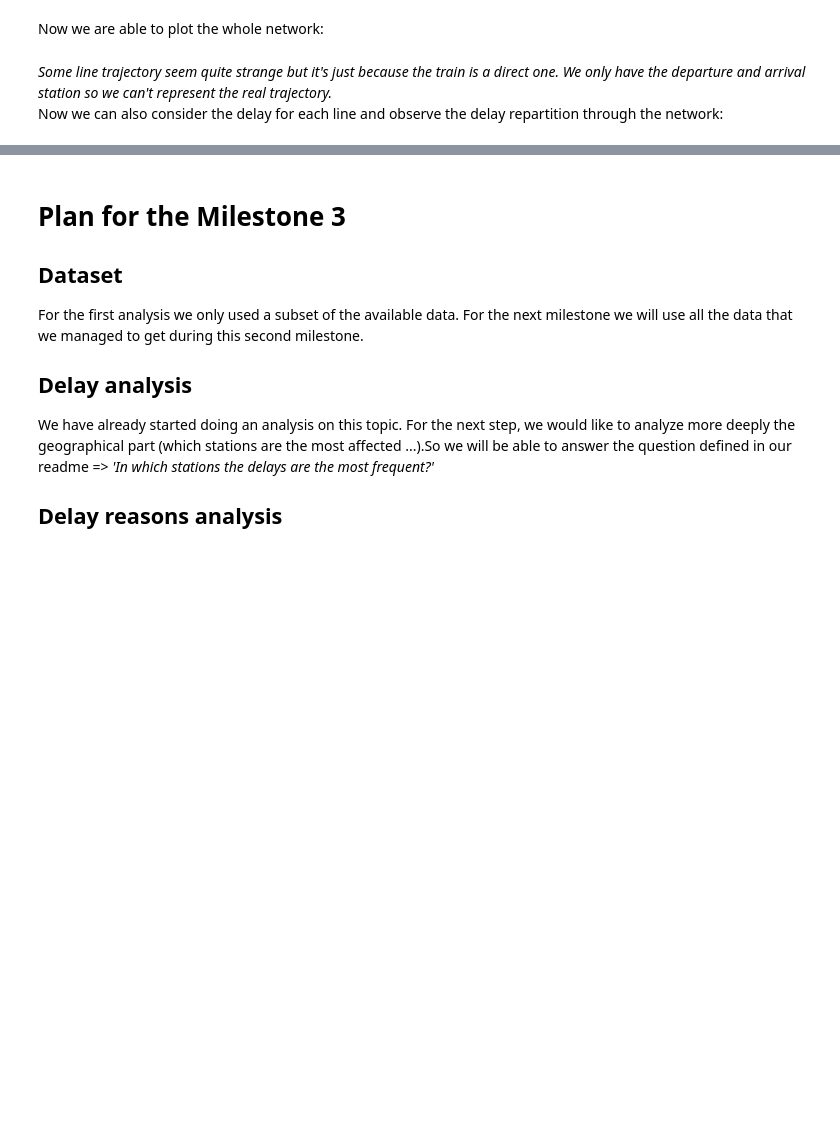
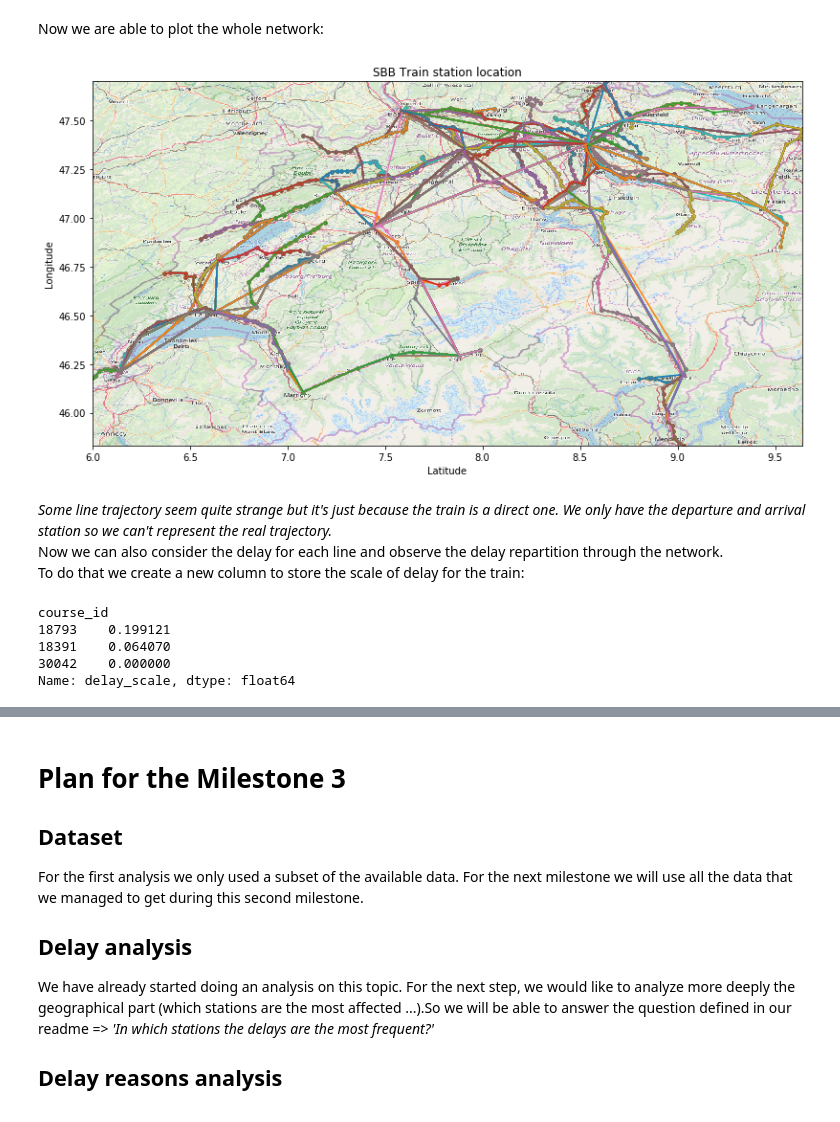
Before and after one commit to dimitriLallement/ADA-Project-2019, a Jupyter notebook: Project1.ipynb, the cells around one changed output, grey strips where cells are left out. Drawn from its saved outputs; the diff is of its cells as text; code cells hidden in the pictures; blank space fills up the shorter version.

```diff
--- a/Project1.ipynb
+++ b/Project1.ipynb
@@ -492,36 +533,55 @@ for i, row in dfline.iterrows():
     longitudes = []
     latitudes = []
     for pos in row['geopos']:
-        long, lat = pos.split(',')
+        lat, long = pos.split(',')
         # We need to convert str to float for the plotting part
+        latitudes.append(float(lat))
         longitudes.append(float(long))
-        latitudes.append(float(lat))
 
+    all_lat.append(latitudes)
     all_long.append(longitudes)
-    all_lat.append(latitudes)
 
+dfline['latitudes'] = all_lat
 dfline['longitudes'] = all_long
-dfline['latitudes'] = all_lat
 # %% [markdown]
 Now we are able to plot the whole network:
 # %%
 # Retrieve the image map
 map = plt.imread('data/test_map.png')
 
 # Create the figure and plot our data
 fig, ax = plt.subplots(figsize = (15,7))
 
 for i, row in dfline.iterrows():
-    ax.scatter(row['longitudes'], row['latitudes'], s=10)
+    plt.scatter(row['longitudes'], row['latitudes'], s=10)
     plt.plot(row['longitudes'], row['latitudes'])
 
 ax.imshow(map, extent = BBox)
 ax.set_xlim(BBox[0],BBox[1])
 ax.set_ylim(BBox[2],BBox[3])
 ax.set_title('SBB Train station location')
 plt.xlabel("Latitude")
 plt.ylabel("Longitude")
 plt.show()
+# %% [output]
+[figure, added]
 # %% [markdown]
 *Some line trajectory seem quite strange but it's just because the train is a direct one. We only have the departure and arrival station so we can't represent the real trajectory.*
-Now we can also consider the delay for each line and observe the delay repartition through the network:
+Now we can also consider the delay for each line and observe the delay repartition through the network.
+To do that we create a new column to store the scale of delay for the train:
+# %%
+# We store the number of minutes of delay
+dfline['delay_scale'] = dfline.apply(lambda row: row.departure_delay.seconds/60, axis=1)
+
+# Since the color scale of matplotlib only handle values between 0 and 1, we have to normalized our new column
+min_max_scaler = preprocessing.MinMaxScaler()
+
+# Normalize the column by fitting minmax processor
+dfline['delay_scale'] = min_max_scaler.fit_transform(dfline['delay_scale'].values.reshape(-1, 1))
+dfline['delay_scale'].sample(3)
+# %% [output]
+course_id
+18793    0.199121
+18391    0.064070
+30042    0.000000
+Name: delay_scale, dtype: float64
```
Also changed, not shown: parts of 19 cells of this notebook.
